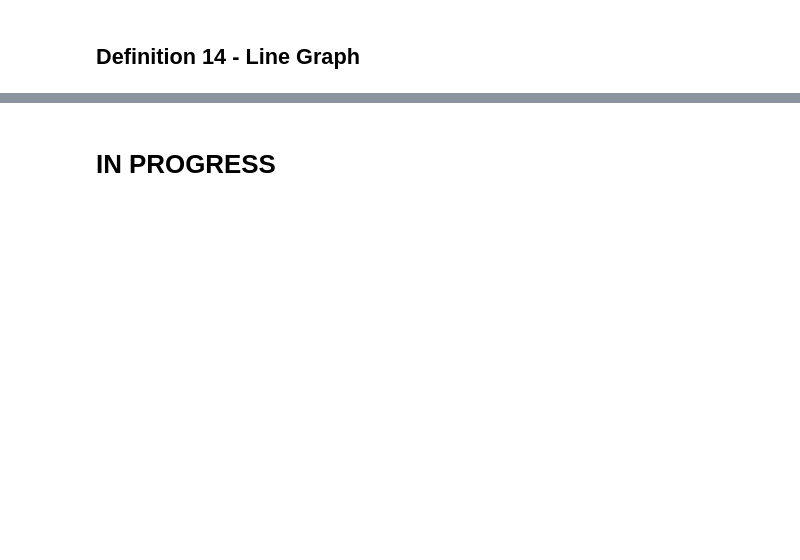
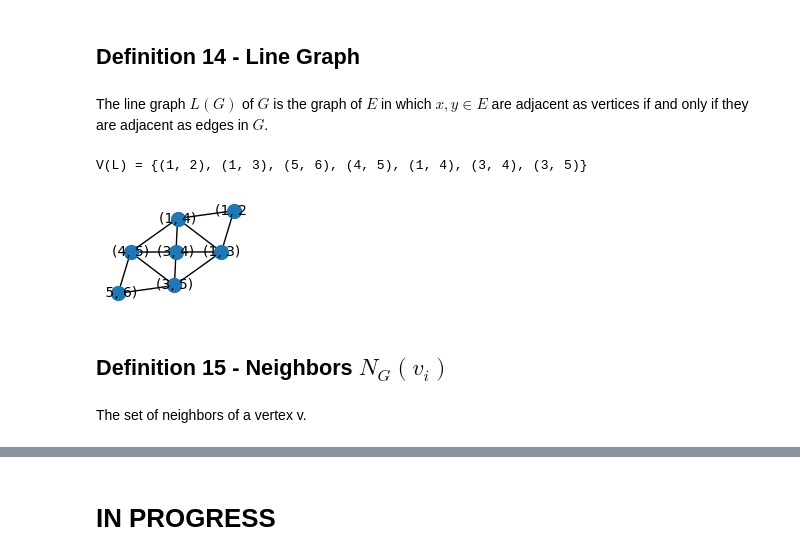
Before and after one commit to lipinski/graph-theory, a Jupyter notebook: definitions.ipynb, the cells around one changed output, grey strips where cells are left out. Saved outputs shown, nothing was run; the diff lists cells and outputs as text; code cells hidden in the pictures; blank space fills up the shorter version.

```diff
--- a/definitions.ipynb
+++ b/definitions.ipynb
@@ -296,2 +316,18 @@ E(G) = {[(1, 2), (1, 3), (1, 4), (3, 4), (3, 5), (4, 5), (5, 6)]}
 # %% [markdown]
 ## Definition 14 - Line Graph
+# %% [markdown]
+The line graph $L(G)$ of $G$ is the graph of $E$ in which $x,y \in E$ are adjacent as vertices if and only if they are adjacent as edges in $G$.
+# %%
+L = nx.line_graph(G)
+
+print(f'V(L) = {set(L.nodes)}')
+
+fig = plt.figure(figsize=(1.4, 1))
+nx.draw(L, pos=nx.kamada_kawai_layout(L), node_size=100, with_labels=True,font_size=10)
+# %% [output]
+V(L) = {(1, 2), (1, 3), (5, 6), (4, 5), (1, 4), (3, 4), (3, 5)}
+[figure, added]
+# %% [markdown]
+## Definition 15 - Neighbors $N_{G}(v_i)$
+# %% [markdown]
+The set of neighbors of a vertex v.
```
Also changed, not shown: parts of 12 cells of this notebook.
